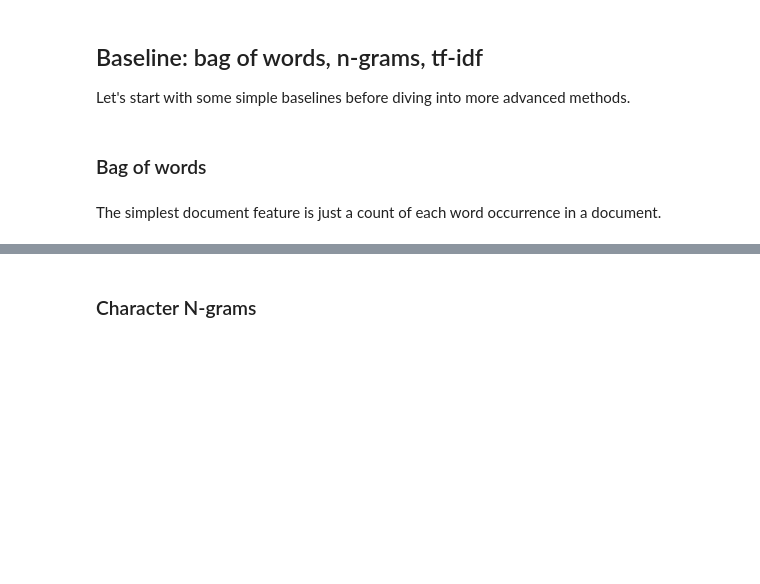
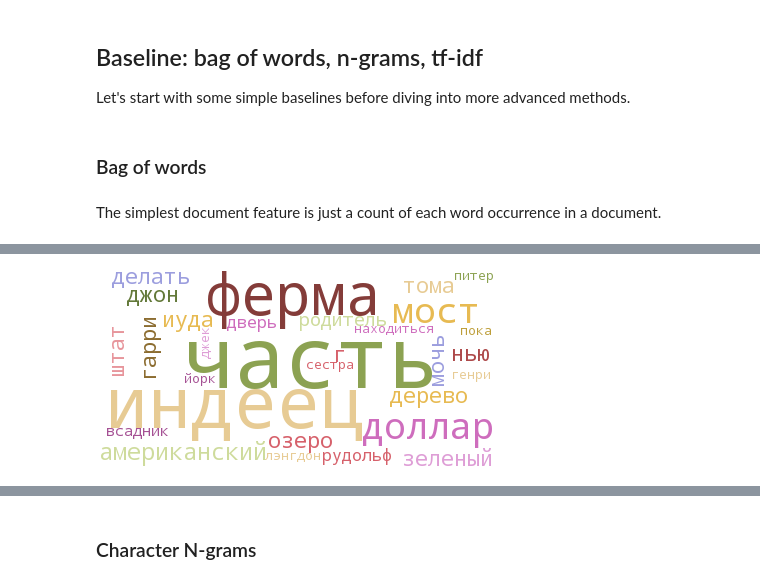
Before and after one commit to nevmenandr/brief-content, a Jupyter notebook: code/1_classification_traditions.ipynb, the cells around one changed output, grey strips where cells are left out. Cells and saved outputs as stored; diff of their text form; code cells hidden in the pictures; blank space fills up the shorter version.

```diff
--- a/code/1_classification_traditions.ipynb
+++ b/code/1_classification_traditions.ipynb
@@ -174,3 +191,18 @@ Wall time: 518 ms
+# %%
+def get_words_coef(vectorizer, logreg, genre_index=0, num_words=20):
+    features = vectorizer.get_feature_names()
+    max_coef = sorted(enumerate(logreg.coef_[genre_index]), key=lambda x:x[1], reverse=True)
+    return {features[x[0]]:x[1] for x in max_coef[:num_words]}
+# %%
+# пример wordcloud
+import wordcloud
+
+b = get_words_coef(count_vectorizer_lemmatized, logreg, genre_index=0, num_words=30)
+w = wordcloud.WordCloud(background_color='white', colormap='tab20b', random_state=2)
+w.generate_from_frequencies(b)
+w.to_image()
+# %% [output]
+[figure, added]
 # %%
 tradition_tag_id = 0
 print(traditions[tradition_tag_id])
```
Also changed, not shown: parts of 85 cells of this notebook, 2 other files.
